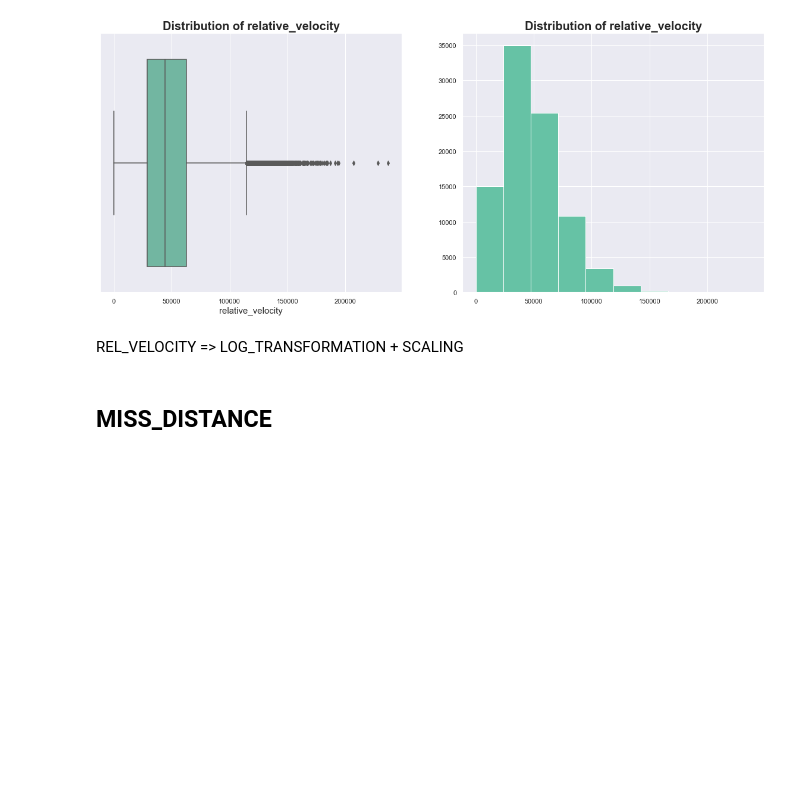
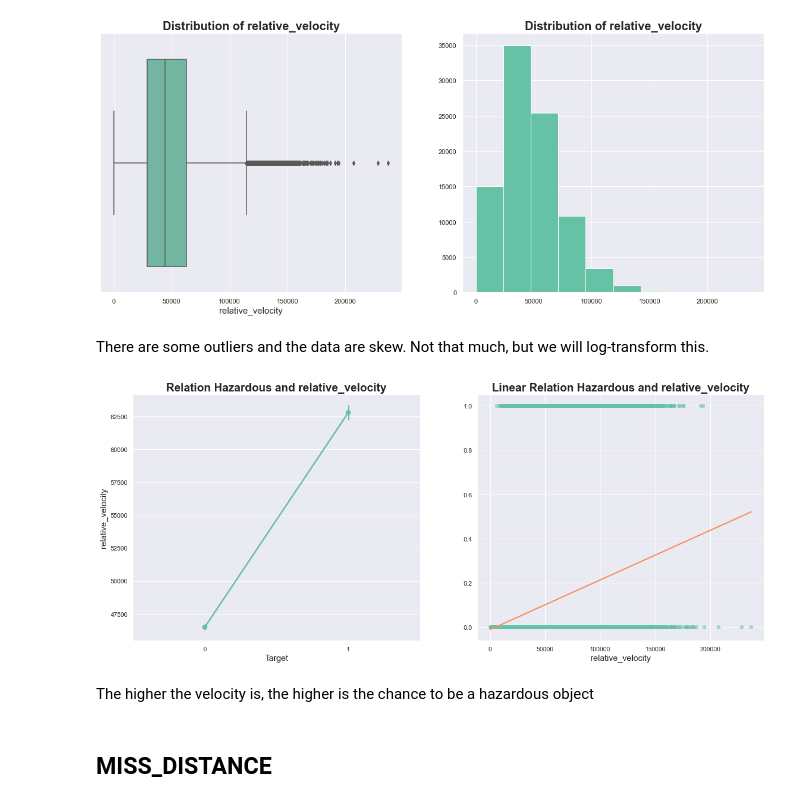
Before and after one commit to enricogoerlitz/ML-Models, a Jupyter notebook: Machine Learning Projects/01_Kaggle_Data_Projects_And_Competitions/00_Starter_Projects/01_NASA__Nearest Earth Objects/notebooks/01_data_eda.ipynb, the cells around one changed output. Cells and saved outputs as stored; diff of their text form; code cells hidden in the pictures; blank space fills up the shorter version.

```diff
--- a/Machine Learning Projects/01_Kaggle_Data_Projects_And_Competitions/00_Starter_Projects/01_NASA__Nearest Earth Objects/notebooks/01_data_eda.ipynb
+++ b/Machine Learning Projects/01_Kaggle_Data_Projects_And_Competitions/00_Starter_Projects/01_NASA__Nearest Earth Objects/notebooks/01_data_eda.ipynb
@@ -366,8 +396,14 @@ plot_dist(REL_VELOCITY)
 # %% [output]
 Skew:    0.9051249321533839
 [figure]
-# %% [markdown]
-REL_VELOCITY => LOG_TRANSFORMATION + SCALING
+# %% [markdown]
+There are some outliers and the data are skew. Not that much, but we will log-transform this.
+# %%
+plot_target_relation(REL_VELOCITY)
+# %% [output]
+[figure, added]
+# %% [markdown]
+The higher the velocity is, the higher is the chance to be a hazardous object
 # %%
 ###############################################################
 #   Log-Transformation
```
Also changed, not shown: parts of 25 cells of this notebook.
